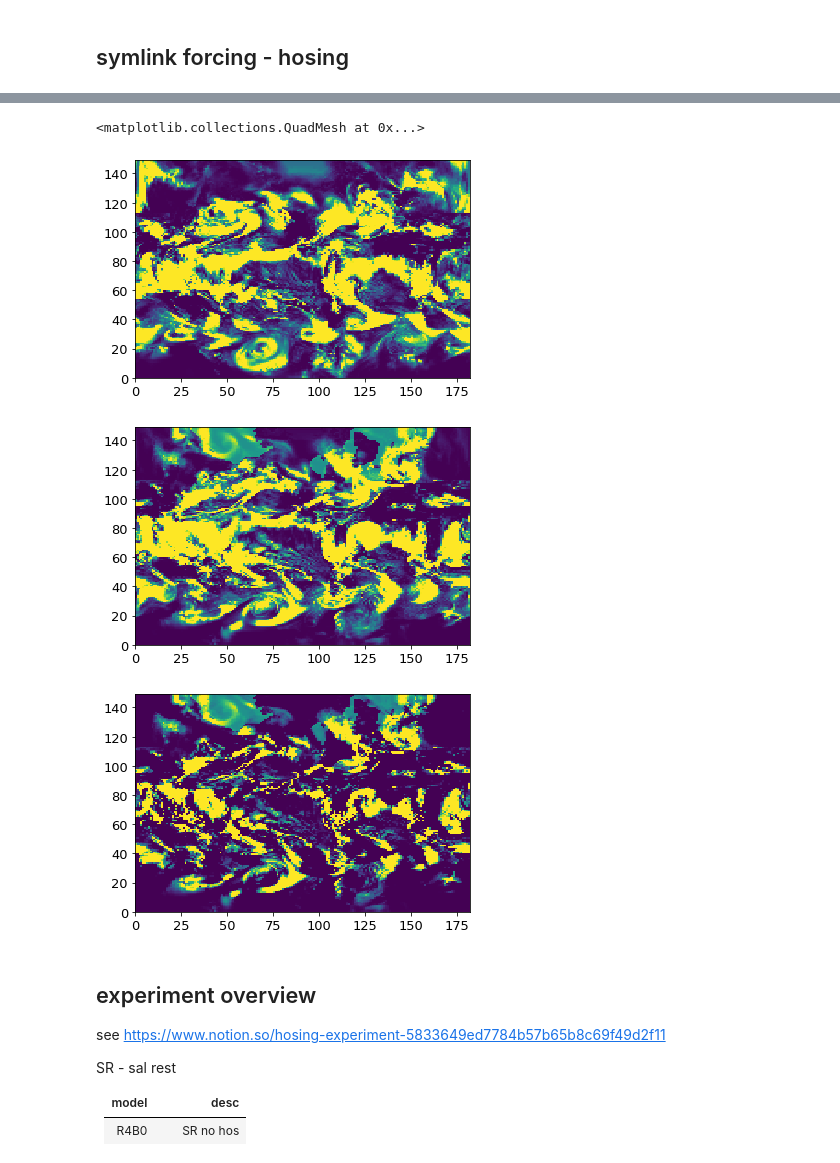
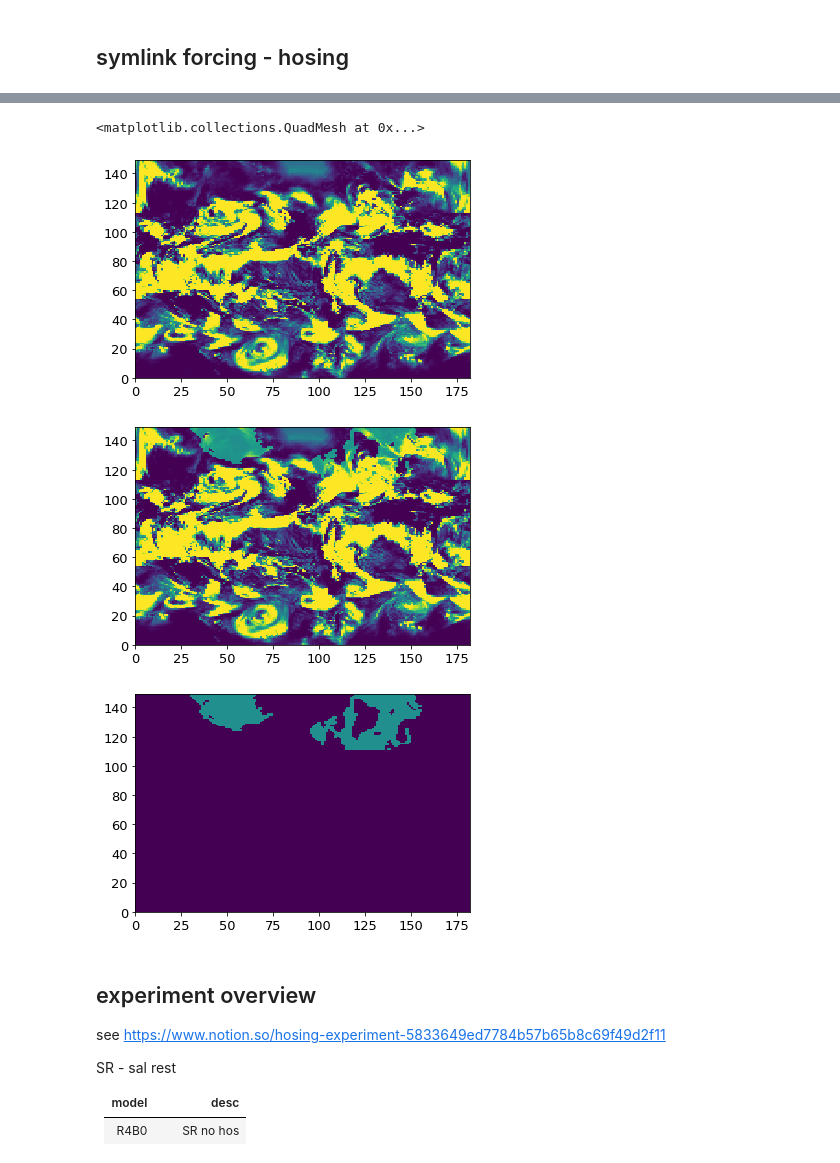
Before and after one commit to tjarnikova/AMOC-PLANKTOM, a Jupyter notebook: hosing/work_out_hosing.ipynb, the cells around one changed output, grey strips where cells are left out. Saved outputs shown, nothing was run; the diff lists cells and outputs as text; code cells hidden in the pictures.

Commit message:
hosing dump

```diff
--- a/hosing/work_out_hosing.ipynb
+++ b/hosing/work_out_hosing.ipynb
@@ -301,19 +271,24 @@ we have shutdown
 # %%
+
+odir = '/gpfs/data/greenocean/software/products/ERA5_v202303_TJ/'
+ndir = '/gpfs/data/greenocean/software/products/ERA5_v202303_TJ/hosing/'
+
+
 w1 = xr.open_dataset(f'{odir}/era5_bulk_13_y1990.nc', decode_times=False)
 w2 = xr.open_dataset(f'{ndir}/era5_bulk_13_y1990.nc', decode_times=False)
 
 
 plt.figure()
 plt.pcolormesh(w1.prra[0,:,:], vmin = 0, vmax = 3e-5)
 plt.figure()
 plt.pcolormesh(w2.prra[0,:,:], vmin = 0, vmax = 3e-5)
 plt.figure()
 plt.pcolormesh(w2.prra[0,:,:]-w1.prra[0,:,:], vmin = 0, vmax = 3e-5)
 # %% [output]
 <matplotlib.collections.QuadMesh at 0x...>
 [figure]
-[figure, old version]
+[figure, new version]
-[figure, old version]
+[figure, new version]
 # %% [markdown]
 ## experiment overview
 
```
Also changed, not shown: parts of 8 cells of this notebook, 7 other files.
